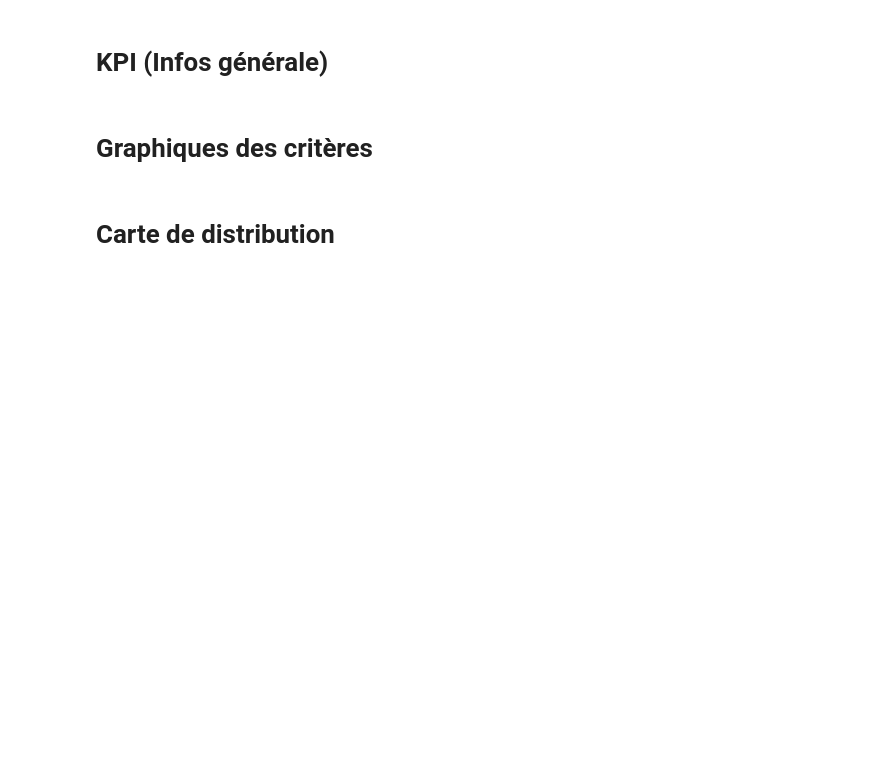
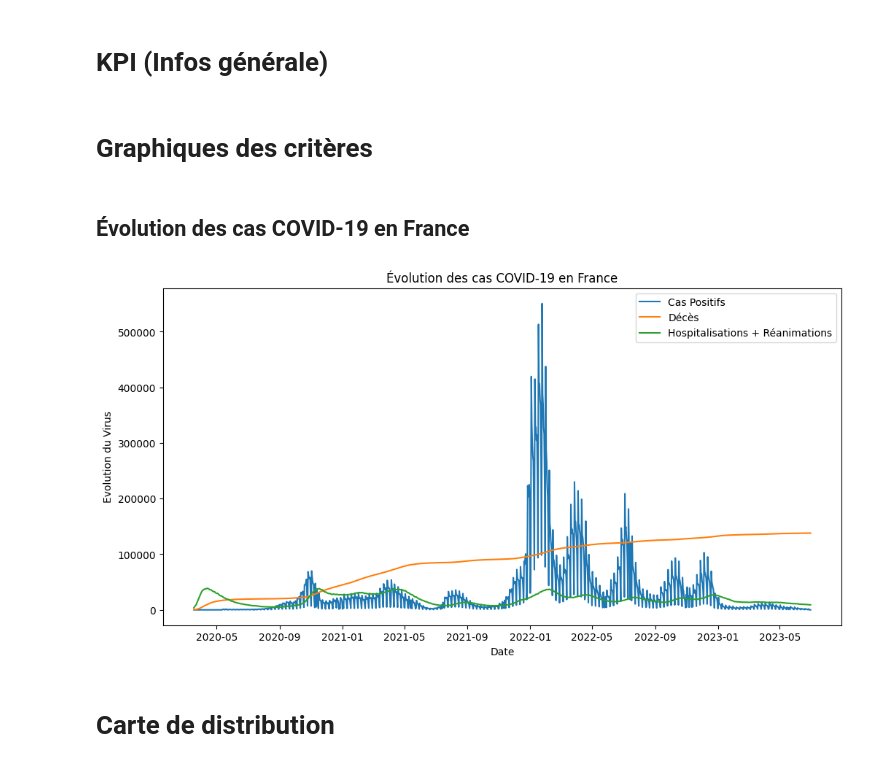
Before and after one commit to Mouadzouadi/Projet_Covid, a Jupyter notebook: Analyse_Covid.ipynb, the cells around one changed output. Drawn from its saved outputs; the diff is of its cells as text; code cells hidden in the pictures; blank space fills up the shorter version.

Commit message:
Graphe evolution

```diff
--- a/Analyse_Covid.ipynb
+++ b/Analyse_Covid.ipynb
@@ -55,5 +54,24 @@ dtype: object
 # KPI (Infos générale)
 # %% [markdown]
 # Graphiques des critères
+# %% [markdown]
+## Évolution des cas COVID-19 en France
+# %%
+cas = df.groupby('date')['pos'].sum().reset_index(drop=True)
+mort = df.groupby('date')['dchosp'].sum().reset_index(drop=True)
+hosp = df.groupby('date')['hosp'].sum().reset_index(drop=True) + df.groupby('date')['rea'].sum().reset_index(drop=True)
+date = df.groupby('date')['date'].first().reset_index(drop=True)
+
+plt.figure(figsize=(12, 6))
+plt.plot(date, cas, label='Cas Positifs')
+plt.plot(date, mort, label='Décès')
+plt.plot(date, hosp, label='Hospitalisations + Réanimations')
+plt.xlabel('Date')
+plt.ylabel('Evolution du Virus')
+plt.title('Évolution des cas COVID-19 en France')
+plt.legend()
+plt.show()
+# %% [output]
+[figure, added]
 # %% [markdown]
 # Carte de distribution
```
Also changed, not shown: parts of 2 cells of this notebook.
